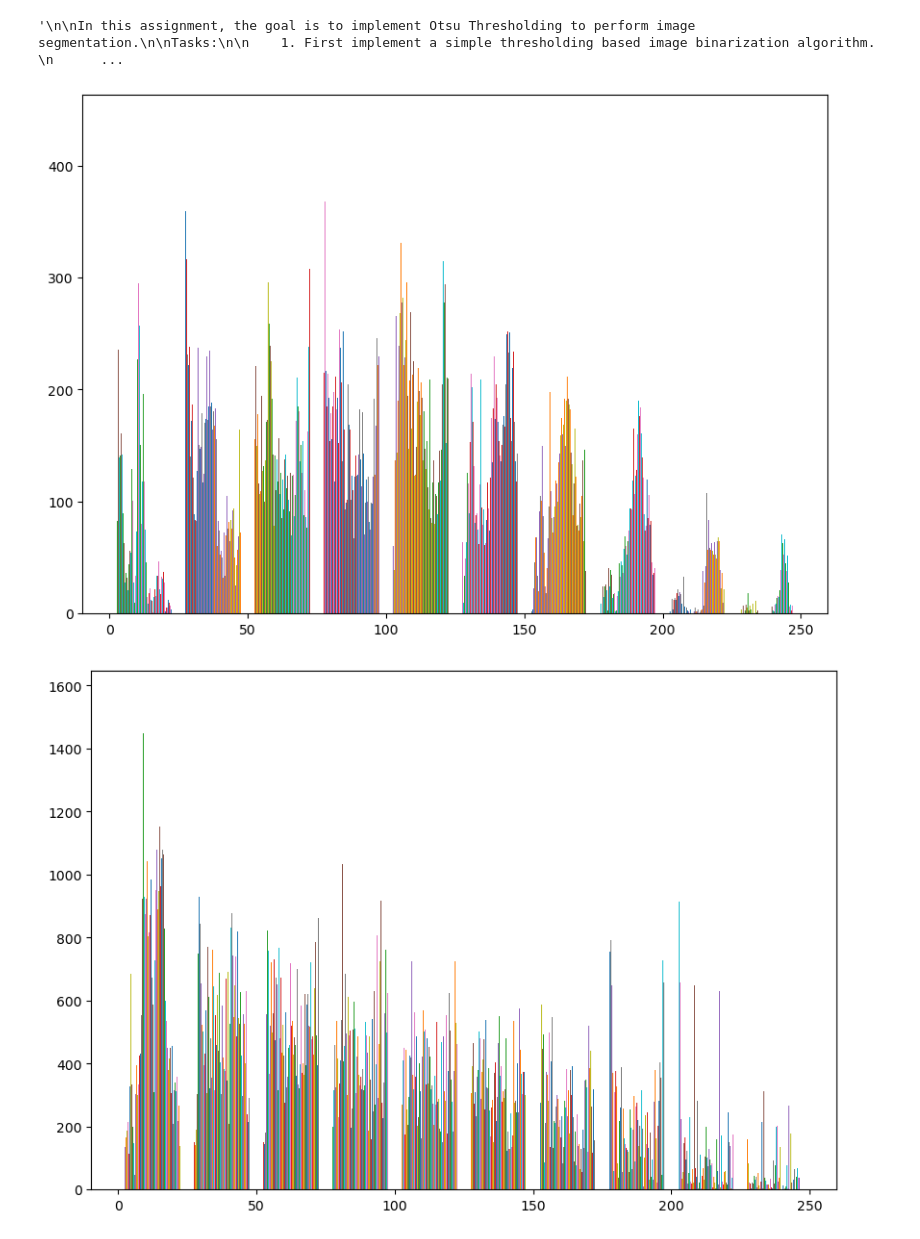
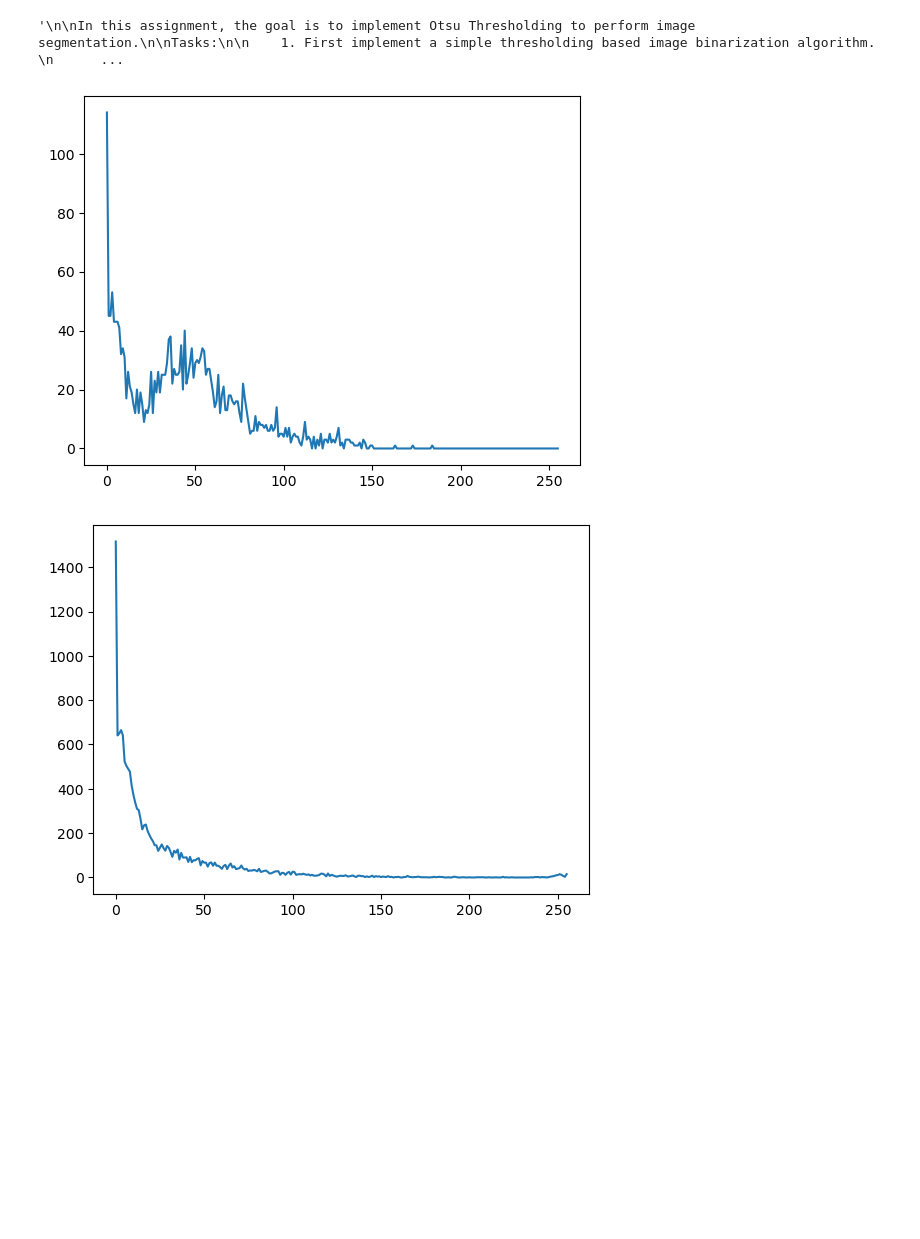
Before and after one commit to lamcnguyen89/CAP5415_Assignments, a Jupyter notebook: Assignment_05/01_Thresholding_Binarization.ipynb, the cells around one changed output. Cells and saved outputs as stored; diff of their text form; code cells hidden in the pictures; blank space fills up the shorter version.

Commit message:
Added plots for different threshold values

```diff
--- a/Assignment_05/01_Thresholding_Binarization.ipynb
+++ b/Assignment_05/01_Thresholding_Binarization.ipynb
@@ -31,15 +31,16 @@ threshold = 100
 # %%
 # Get Histogram subplots for 3 input images.
 
 input_images_array= Path(input_folder).glob('*.jpeg')
 
+
+
 for image in input_images_array:
 
-    im = Image.open(image).convert("L")
-    im = np.asarray(im)
-    fig,ax = plt.subplots(figsize=(10,7))
-    ax.hist(im,bins =range(0,256,25))
+    im = plt.imread(str(image))
+    histogram = cv.calcHist(im,[0],None,[256],[0,256])
+    plt.plot(histogram)
     plt.show()
 # %% [output]
-[figure, old version]
+[figure, new version]
-[figure, old version]
+[figure, new version]
```
Also changed, not shown: parts of 4 cells of this notebook, 9 other files.
